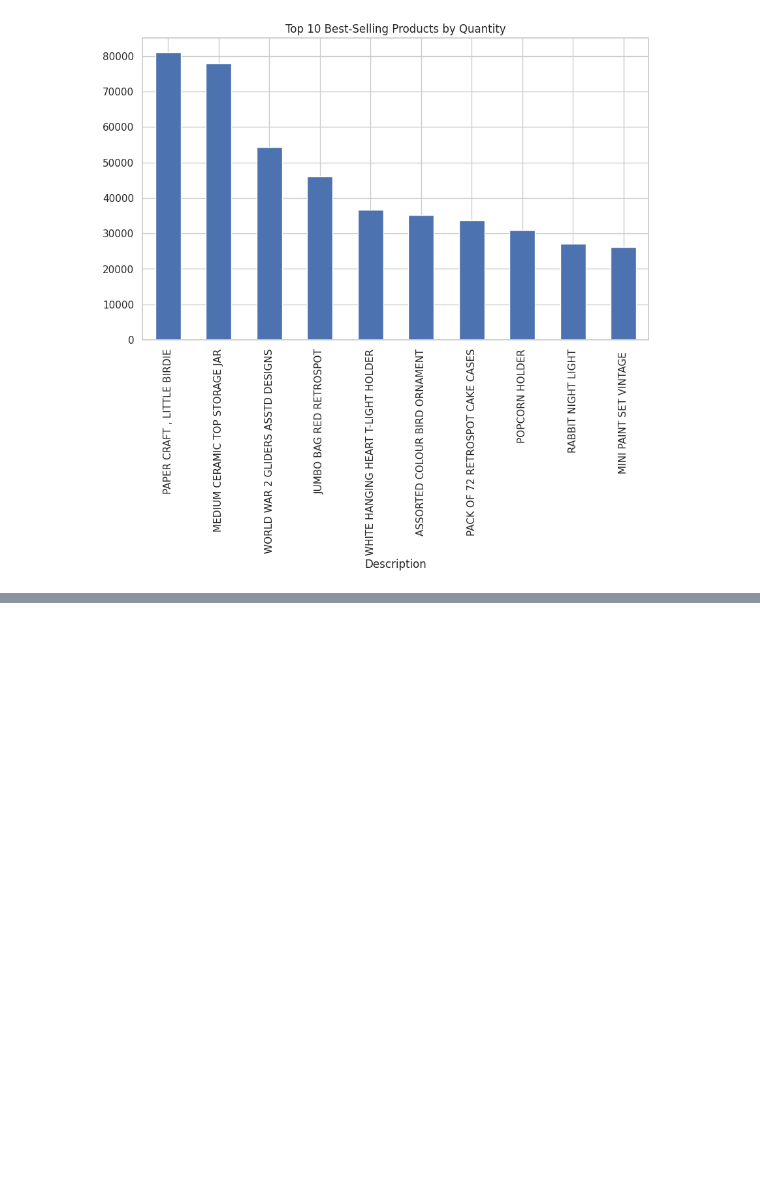
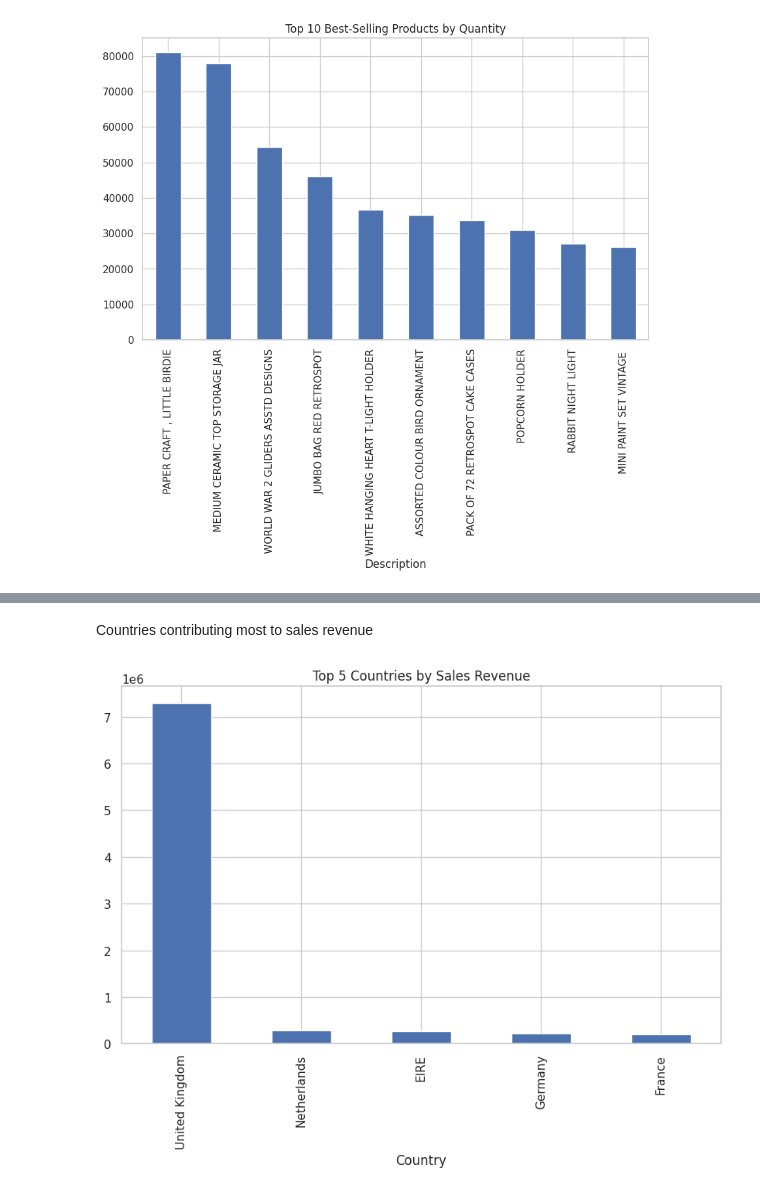
Before and after one commit to Aleena24/Predictive_Analysis, a Jupyter notebook: Customer_Sales_Behaviour.ipynb, the cells around one changed output, grey strips where cells are left out. Cells and saved outputs as stored; diff of their text form; code cells hidden in the pictures; blank space fills up the shorter version.

```diff
--- a/Customer_Sales_Behaviour.ipynb
+++ b/Customer_Sales_Behaviour.ipynb
@@ -96,0 +206,9 @@ dtype: float64
+# %% [markdown]
+Countries contributing most to sales revenue
+# %%
+country_revenue = df.groupby('Country')['TotalSales'].sum().sort_values(ascending=False)
+
+country_revenue.head(5).plot(kind='bar', figsize=(10,6), title="Top 5 Countries by Sales Revenue")
+plt.show()
+# %% [output]
+[figure, added]
```
Also changed, not shown: parts of 16 cells of this notebook.
